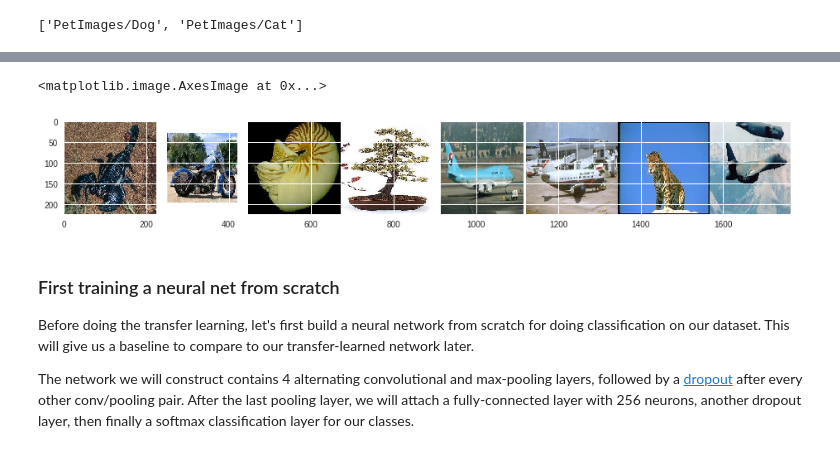
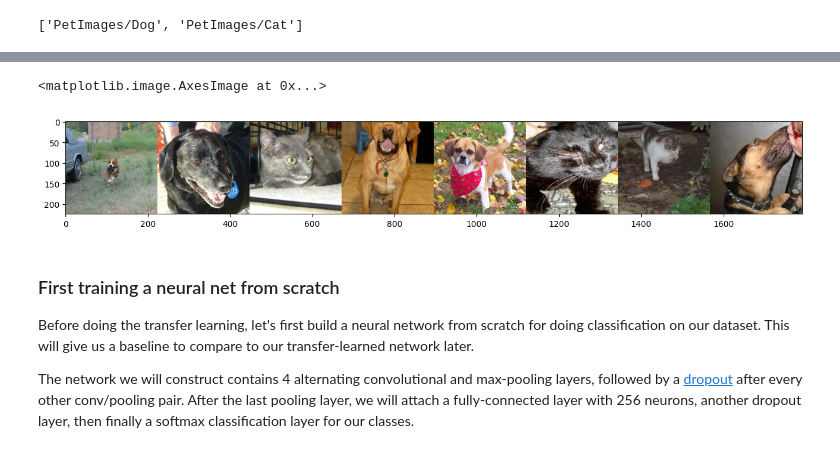
Before and after one commit to eduardokern/ML, a Jupyter notebook: notebooks/transfer-learning.ipynb, the cells around one changed output, grey strips where cells are left out. Saved outputs shown, nothing was run; the diff lists cells and outputs as text; code cells hidden in the pictures.

Commit message:
Carregando imagens e preparando para treinamento

```diff
--- a/notebooks/transfer-learning.ipynb
+++ b/notebooks/transfer-learning.ipynb
@@ -92,8 +98,12 @@ This function is useful for pre-processing the data into an image and input vect
 # %%
 # helper function to load image and return it and input vector
 def get_image(path):
-    img = image.load_img(path, target_size=(224, 224))
+  try:
+    img = image.load_img(path, target_size=(224, 224), keep_aspect_ratio=True)
     x = image.img_to_array(img)
     x = np.expand_dims(x, axis=0)
     x = preprocess_input(x)
     return img, x
+  except Exception as e:
+    print(f'Error loading: {path}')
+    return None, None
@@ -105,9 +122,11 @@ for c, category in enumerate(categories):
     images = [os.path.join(dp, f) for dp, dn, filenames
               in os.walk(category) for f in filenames
               if os.path.splitext(f)[1].lower() in ['.jpg','.png','.jpeg']]
-    for img_path in images:
+    idx = [int(len(data) * random.random()) for i in range(1000)]
+    for img_path in images[:1000]:
         img, x = get_image(img_path)
-        data.append({'x':np.array(x[0]), 'y':c})
+        if img is not None:
+          data.append({'x':np.array(x[0]), 'y':c, 'path': img_path})
 
 # count the number of classes
 num_classes = len(categories)
@@ -169,13 +199,11 @@ Let's quickly look at a few sample images from our dataset.
 # %%
-images = [os.path.join(dp, f) for dp, dn, filenames in os.walk(root) for f in filenames if os.path.splitext(f)[1].lower() in ['.jpg','.png','.jpeg']]
-idx = [int(len(images) * random.random()) for i in range(8)]
-imgs = [image.load_img(images[i], target_size=(224, 224)) for i in idx]
+imgs = [image.load_img(data[i]['path'], target_size=(224, 224), keep_aspect_ratio=True) for i in range(8)]
 concat_image = np.concatenate([np.asarray(img) for img in imgs], axis=1)
 plt.figure(figsize=(16,4))
 plt.imshow(concat_image)
 # %% [output]
 <matplotlib.image.AxesImage at 0x...>
-[figure, old version]
+[figure, new version]
 # %% [markdown]
 ### First training a neural net from scratch
 
```
Also changed, not shown: parts of 19 cells of this notebook.
